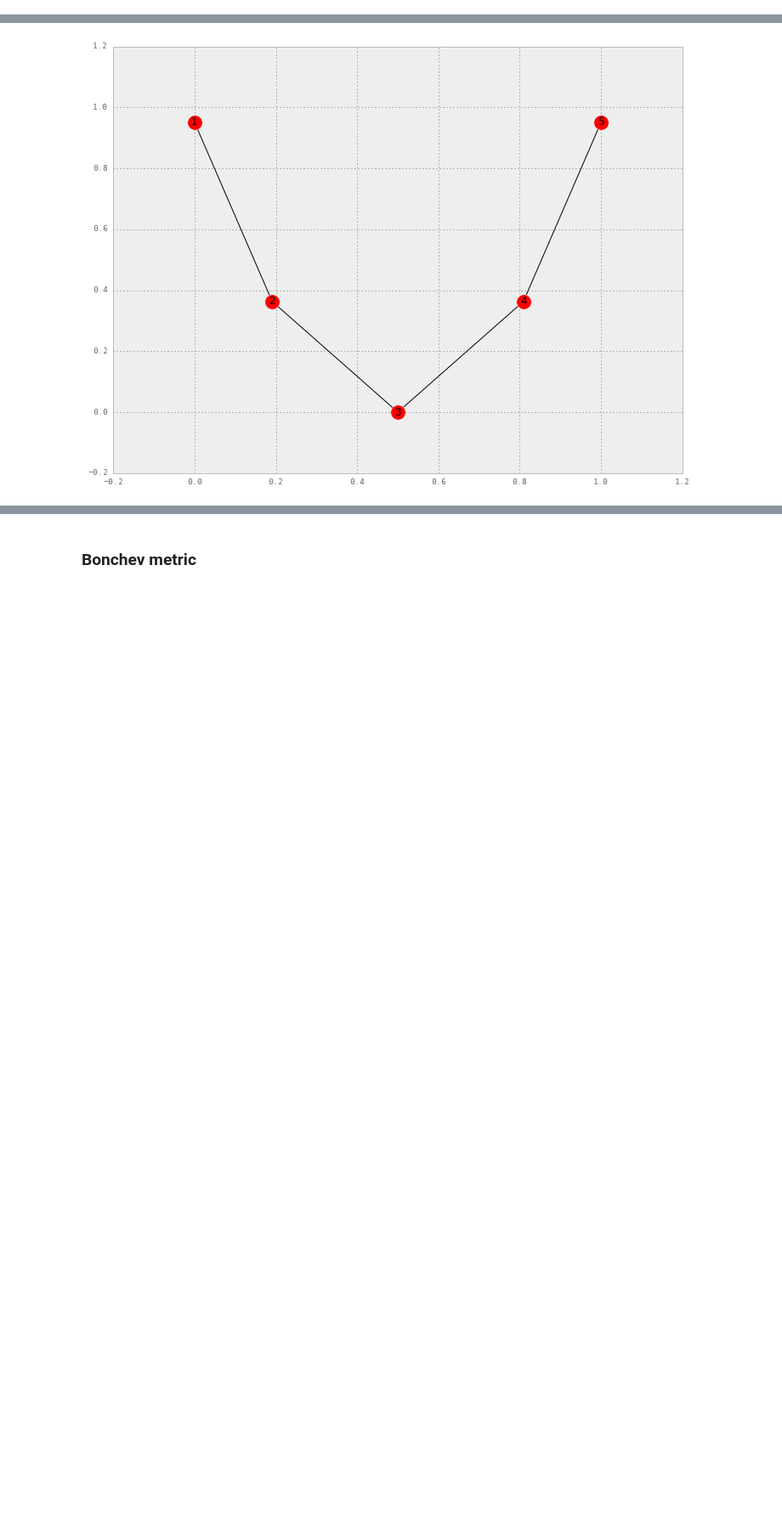
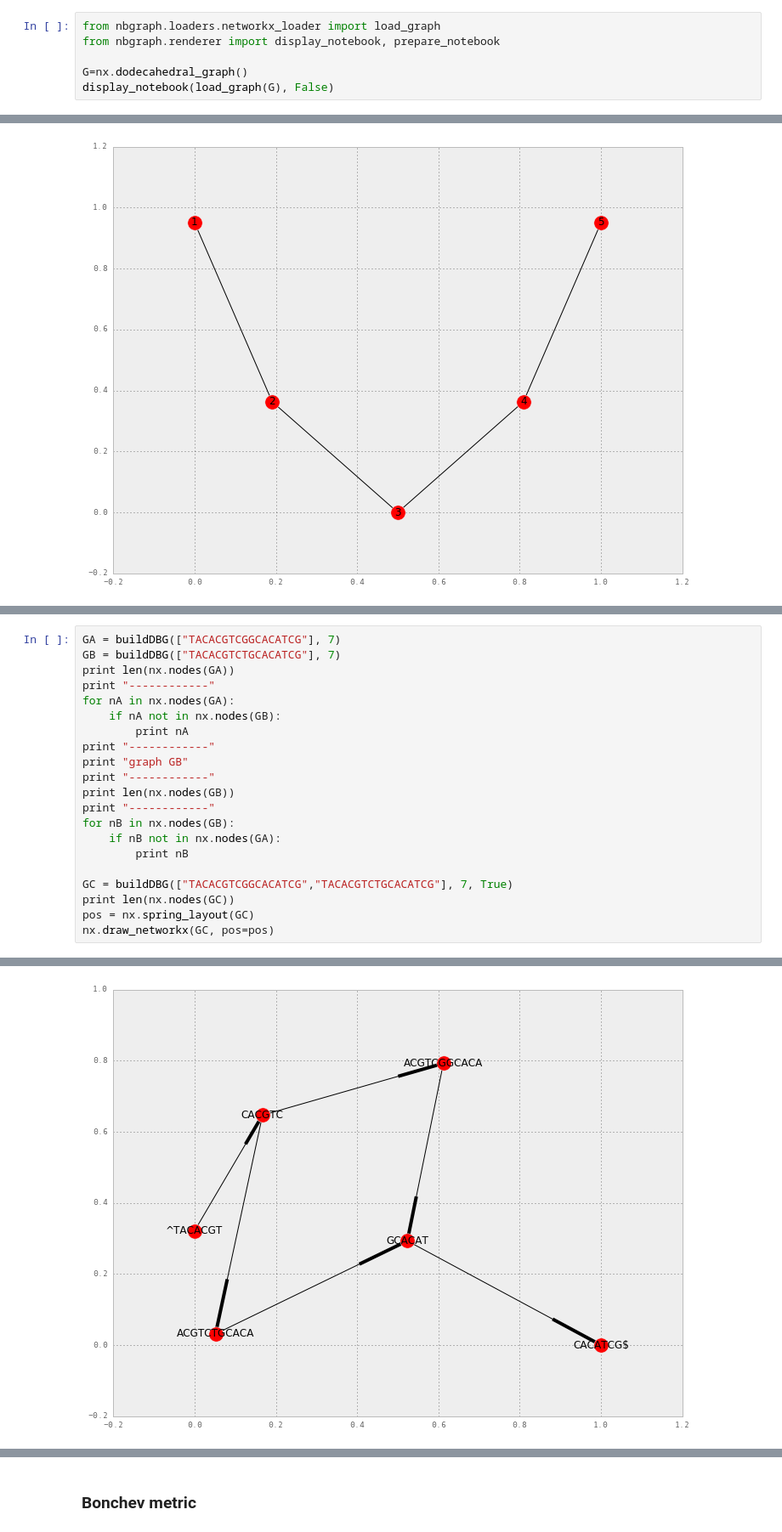
Before and after one commit to rodtheo/entropyDBG, a Jupyter notebook: cdbg.ipynb, the cells around one changed output, grey strips where cells are left out. Shown at 85% size. Saved outputs shown, nothing was run; the diff lists cells and outputs as text; blank space fills up the shorter version.

```diff
--- a/cdbg.ipynb
+++ b/cdbg.ipynb
@@ -17,0 +76,6 @@ plt.rcParams["figure.figsize"] = (12,9)
+# %%
+from nbgraph.loaders.networkx_loader import load_graph
+from nbgraph.renderer import display_notebook, prepare_notebook
+
+G=nx.dodecahedral_graph()
+display_notebook(load_graph(G), False)
@@ -889,0 +1067,22 @@ nx.draw_networkx(G_VI, pos=pos)
+# %%
+GA = buildDBG(["TACACGTCGGCACATCG"], 7)
+GB = buildDBG(["TACACGTCTGCACATCG"], 7)
+print len(nx.nodes(GA))
+print "------------"
+for nA in nx.nodes(GA):
+    if nA not in nx.nodes(GB):
+        print nA
+print "------------"
+print "graph GB"
+print "------------"
+print len(nx.nodes(GB))
+print "------------"
+for nB in nx.nodes(GB):
+    if nB not in nx.nodes(GA):
+        print nB
+
+GC = buildDBG(["TACACGTCGGCACATCG","TACACGTCTGCACATCG"], 7, True)
+print len(nx.nodes(GC))
+pos = nx.spring_layout(GC)
+nx.draw_networkx(GC, pos=pos)
+# %% [output]
@@ -889,0 +1106 @@ nx.draw_networkx(G_VI, pos=pos)
+[figure, added]
```
Also changed, not shown: parts of 59 cells of this notebook, 2 other files.
